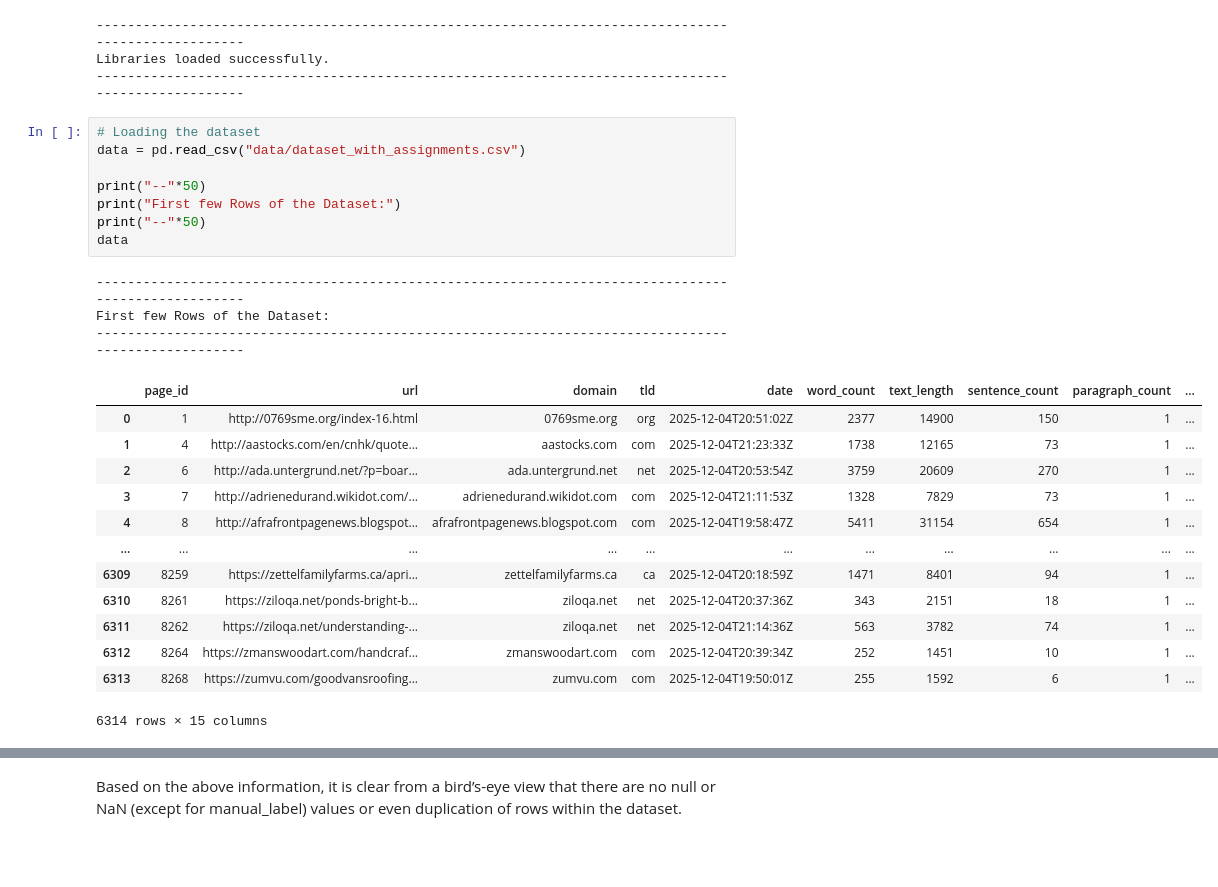
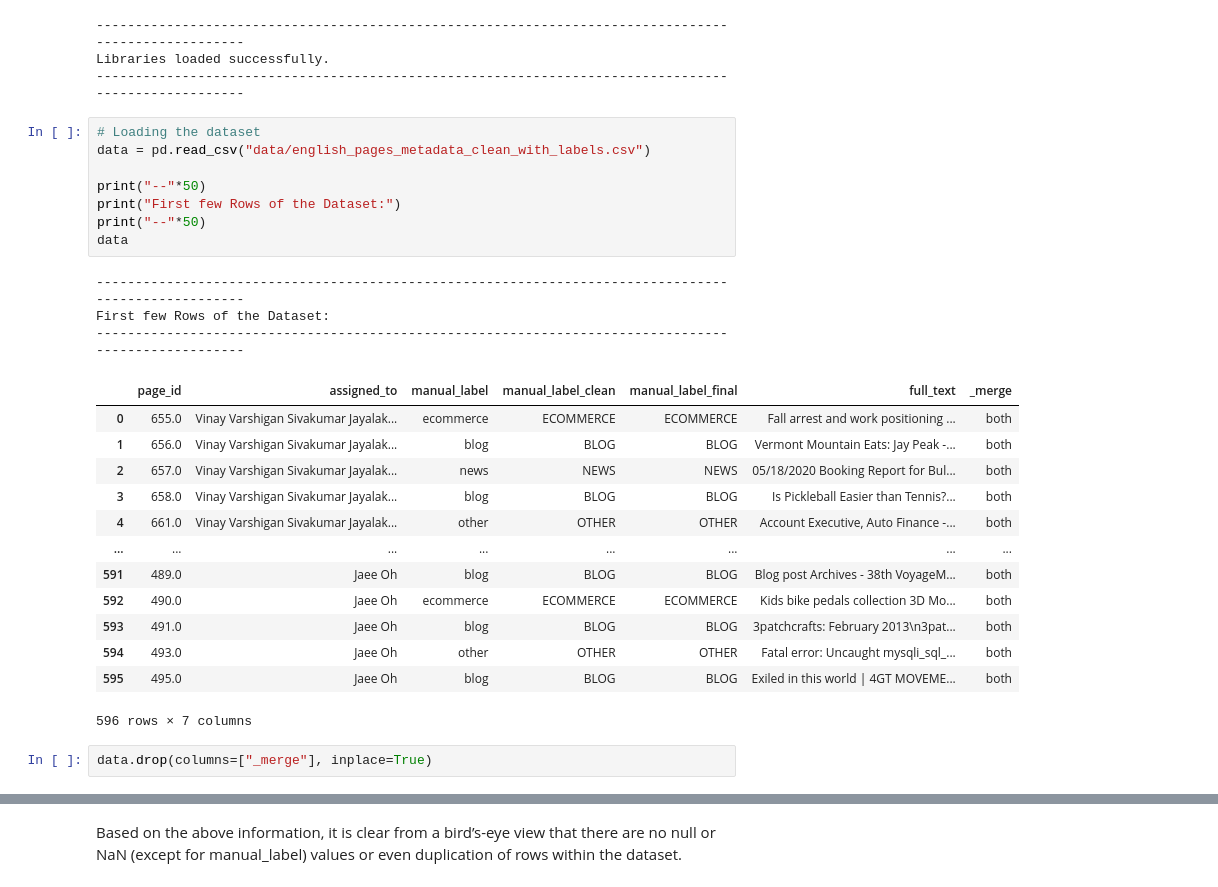
Before and after one commit to Jaee7777/NLP, a Jupyter notebook: hw2/assignment2.ipynb, the cells around one changed output, grey strips where cells are left out. Cells and saved outputs as stored; diff of their text form; blank space fills up the shorter version.

```diff
--- a/hw2/assignment2.ipynb
+++ b/hw2/assignment2.ipynb
@@ -27,29 +27,31 @@ Libraries loaded successfully.
 ----------------------------------------------------------------------------------------------------
 # %%
 # Loading the dataset
-data = pd.read_csv("data/dataset_with_assignments.csv")
+data = pd.read_csv("data/english_pages_metadata_clean_with_labels.csv")
 
 print("--"*50)
 print("First few Rows of the Dataset:")
 print("--"*50)
 data
 # %% [output]
 ----------------------------------------------------------------------------------------------------
 First few Rows of the Dataset:
 ----------------------------------------------------------------------------------------------------
-|  | page_id | url | domain | tld | date | word_count | text_length | sentence_count | paragraph_count | ... |
-| 0 | 1 | http://0769sme.org/index-16.html | 0769sme.org | org | 2025-12-04T20:51:02Z | 2377 | 14900 | 150 | 1 | ... |
-| 1 | 4 | http://aastocks.com/en/cnhk/quote... | aastocks.com | com | 2025-12-04T21:23:33Z | 1738 | 12165 | 73 | 1 | ... |
-| 2 | 6 | http://ada.untergrund.net/?p=boar... | ada.untergrund.net | net | 2025-12-04T20:53:54Z | 3759 | 20609 | 270 | 1 | ... |
-| 3 | 7 | http://adrienedurand.wikidot.com/... | adrienedurand.wikidot.com | com | 2025-12-04T21:11:53Z | 1328 | 7829 | 73 | 1 | ... |
-| 4 | 8 | http://afrafrontpagenews.blogspot... | afrafrontpagenews.blogspot.com | com | 2025-12-04T19:58:47Z | 5411 | 31154 | 654 | 1 | ... |
-| ... | ... | ... | ... | ... | ... | ... | ... | ... | ... | ... |
-| 6309 | 8259 | https://zettelfamilyfarms.ca/apri... | zettelfamilyfarms.ca | ca | 2025-12-04T20:18:59Z | 1471 | 8401 | 94 | 1 | ... |
-| 6310 | 8261 | https://ziloqa.net/ponds-bright-b... | ziloqa.net | net | 2025-12-04T20:37:36Z | 343 | 2151 | 18 | 1 | ... |
-| 6311 | 8262 | https://ziloqa.net/understanding-... | ziloqa.net | net | 2025-12-04T21:14:36Z | 563 | 3782 | 74 | 1 | ... |
-| 6312 | 8264 | https://zmanswoodart.com/handcraf... | zmanswoodart.com | com | 2025-12-04T20:39:34Z | 252 | 1451 | 10 | 1 | ... |
-| 6313 | 8268 | https://zumvu.com/goodvansroofing... | zumvu.com | com | 2025-12-04T19:50:01Z | 255 | 1592 | 6 | 1 | ... |
+|  | page_id | assigned_to | manual_label | manual_label_clean | manual_label_final | full_text | _merge |
+| 0 | 655.0 | Vinay Varshigan Sivakumar Jayalak... | ecommerce | ECOMMERCE | ECOMMERCE | Fall arrest and work positioning ... | both |
+| 1 | 656.0 | Vinay Varshigan Sivakumar Jayalak... | blog | BLOG | BLOG | Vermont Mountain Eats: Jay Peak -... | both |
+| 2 | 657.0 | Vinay Varshigan Sivakumar Jayalak... | news | NEWS | NEWS | 05/18/2020 Booking Report for Bul... | both |
+| 3 | 658.0 | Vinay Varshigan Sivakumar Jayalak... | blog | BLOG | BLOG | Is Pickleball Easier than Tennis?... | both |
+| 4 | 661.0 | Vinay Varshigan Sivakumar Jayalak... | other | OTHER | OTHER | Account Executive, Auto Finance -... | both |
+| ... | ... | ... | ... | ... | ... | ... | ... |
+| 591 | 489.0 | Jaee Oh | blog | BLOG | BLOG | Blog post Archives - 38th VoyageM... | both |
+| 592 | 490.0 | Jaee Oh | ecommerce | ECOMMERCE | ECOMMERCE | Kids bike pedals collection 3D Mo... | both |
+| 593 | 491.0 | Jaee Oh | blog | BLOG | BLOG | 3patchcrafts: February 2013\n3pat... | both |
+| 594 | 493.0 | Jaee Oh | other | OTHER | OTHER | Fatal error: Uncaught mysqli_sql_... | both |
+| 595 | 495.0 | Jaee Oh | blog | BLOG | BLOG | Exiled in this world | 4GT MOVEME... | both |
-6314 rows × 15 columns
+596 rows × 7 columns
+# %%
+data.drop(columns=["_merge"], inplace=True)
 # %%
 # Dataset Shape:
 print("--"*50)
```
Also changed, not shown: parts of 74 cells of this notebook, 1 other file.
